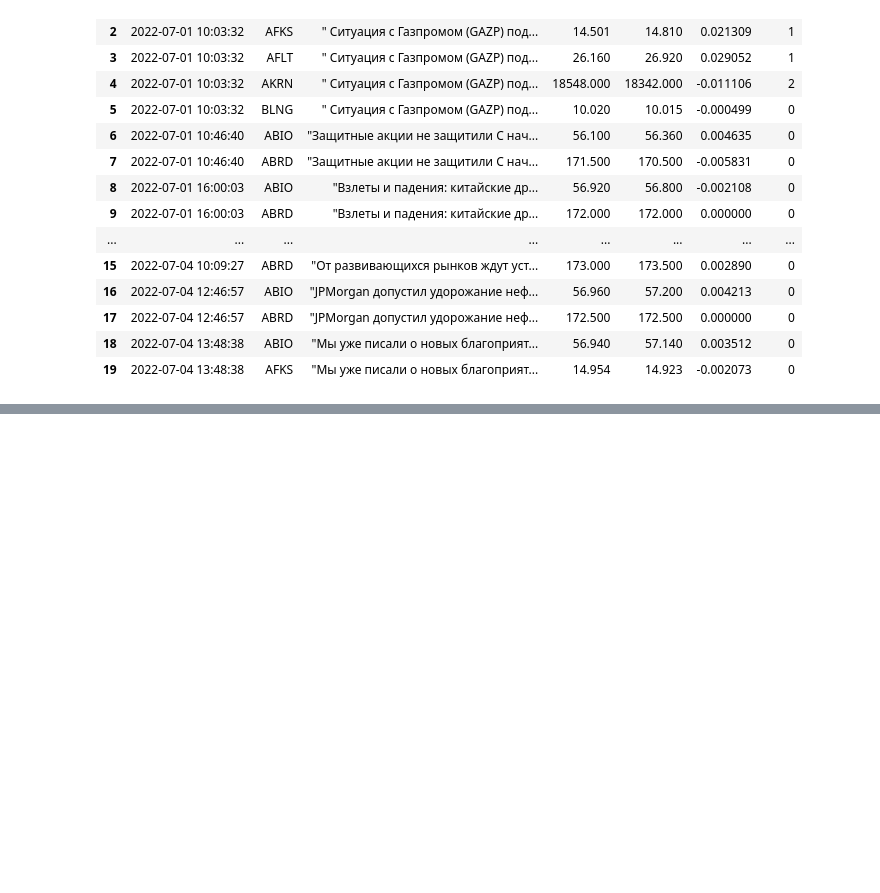
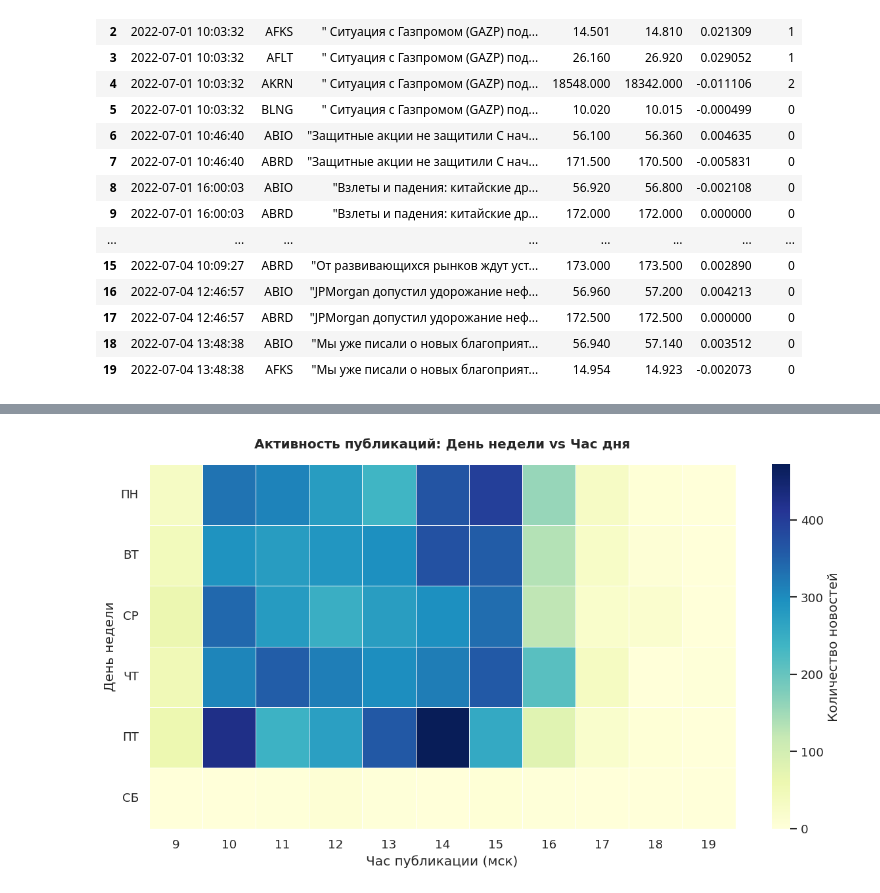
Before and after one commit to litvinovmitch11/HSE_LLM_2026, a Jupyter notebook: data.ipynb, the cells around one changed output, grey strips where cells are left out. Saved outputs shown, nothing was run; the diff lists cells and outputs as text; code cells hidden in the pictures; blank space fills up the shorter version.

```diff
--- a/data.ipynb
+++ b/data.ipynb
@@ -830,0 +899,20 @@ final_df.head(20)
+# %%
+# --- График 3: Тепловая карта времени публикаций (Hour vs DayOfWeek) ---
+plt.figure(figsize=(12, 6))
+# dayofweek: 0=ПН, 6=ВС
+
+df['hour'] = df['datetime'].dt.hour
+df['dayofweek'] = df['datetime'].dt.dayofweek
+
+heatmap_data = df.groupby(['dayofweek', 'hour']).size().unstack(fill_value=0)
+days = ['ПН', 'ВТ', 'СР', 'ЧТ', 'ПТ', 'СБ']
+heatmap_data.index = days
+
+sns.heatmap(heatmap_data, cmap='YlGnBu', linewidths=.5, cbar_kws={'label': 'Количество новостей'})
+plt.title("Активность публикаций: День недели vs Час дня", pad=15, fontweight='bold')
+plt.xlabel("Час публикации (мск)")
+plt.ylabel("День недели")
+plt.yticks(rotation=0)
+plt.show()
+# %% [output]
+[figure, added]
```
Also changed, not shown: parts of 3 cells of this notebook, 3 other files.
